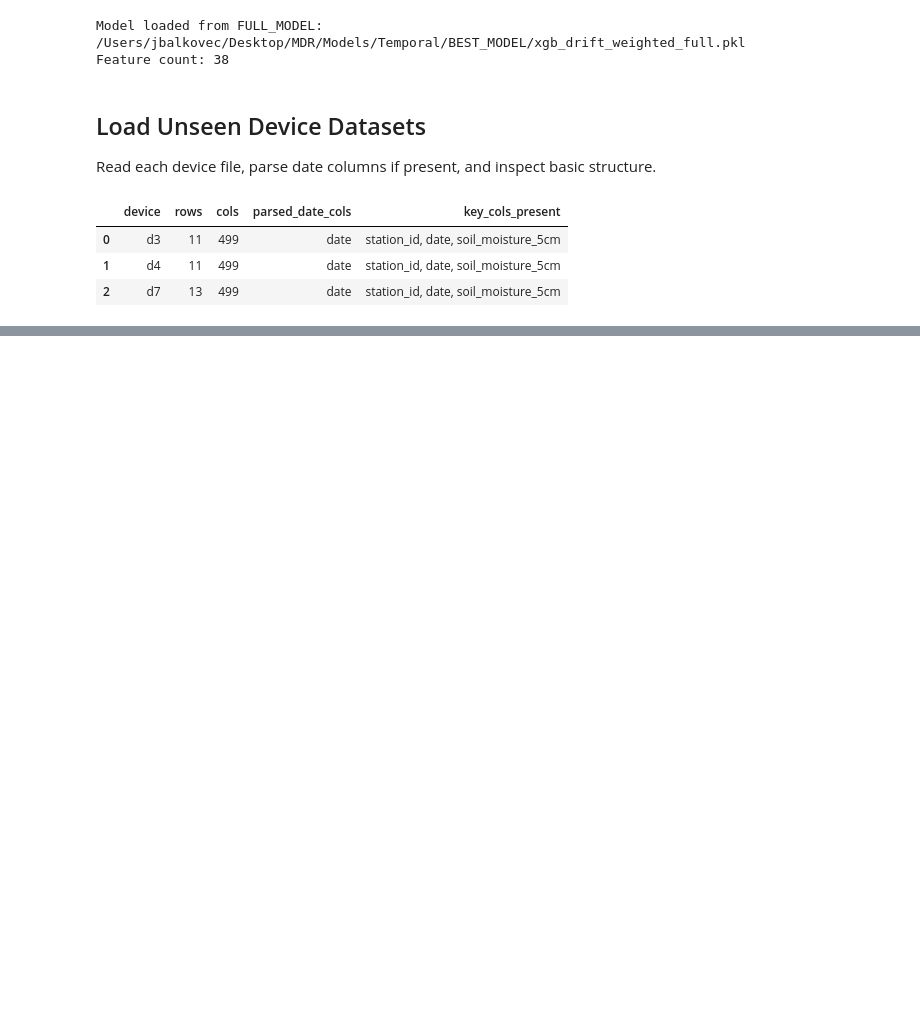
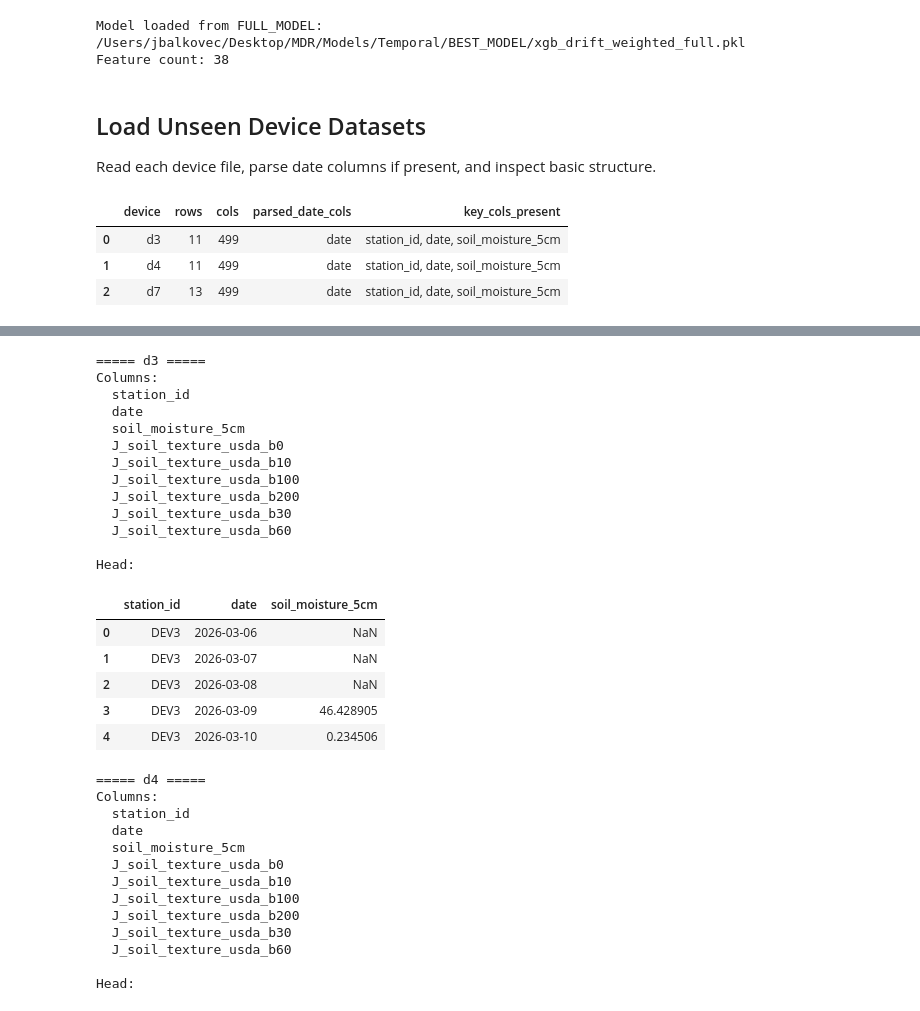
Before and after one commit to KerryCheon/MDR-Project, a Jupyter notebook: Models/Temporal/EVAL/eval.ipynb, the cells around one changed output, grey strips where cells are left out. Drawn from its saved outputs; the diff is of its cells as text; code cells hidden in the pictures; blank space fills up the shorter version.

```diff
--- a/Models/Temporal/EVAL/eval.ipynb
+++ b/Models/Temporal/EVAL/eval.ipynb
@@ -226,20 +96,0 @@ This creates a relative trend scale per device. It does not convert predictions
-# %%
-for dev, df in device_dfs.items():
-    pmin = df['pred_vwc'].min()
-    pmax = df['pred_vwc'].max()
-    if not np.isfinite(pmin) or not np.isfinite(pmax) or pmax <= pmin:
-        df['pred_rel'] = np.nan
-    else:
-        df['pred_rel'] = (df['pred_vwc'] - pmin) / (pmax - pmin)
-
-rel_pred_summary = pd.DataFrame([
-    {
-        'device': dev,
-        'pred_rel_valid_rows': int(df['pred_rel'].notna().sum()),
-        'pred_rel_min': float(df['pred_rel'].min(skipna=True)) if df['pred_rel'].notna().any() else np.nan,
-        'pred_rel_max': float(df['pred_rel'].max(skipna=True)) if df['pred_rel'].notna().any() else np.nan,
-    }
-    for dev, df in device_dfs.items()
-])
-
-display(rel_pred_summary)
@@ -344,11 +96,0 @@ For this notebook, d4 and d7 should be treated as not suitable for meaningful R2
-# %%
-for _, row in metrics_df.iterrows():
-    dev = row['device']
-    pr = row['pearson']
-    sr = row['spearman']
-    r2 = row['r2_rel']
-    r2_flag = row['r2_flag']
-    r2_note = row['r2_use_note']
-
-    print(f"{dev}: spearman={sr:.3f}, pearson={pr:.3f}, rmse_rel={row['rmse_rel']:.3f}, mae_rel={row['mae_rel']:.3f}")
-    print(f"    r2_rel={r2:.3f} | flag={r2_flag} | note={r2_note}")
@@ -598,0 +97,47 @@ if not final_summary.empty:
+# %%
+for dev, df in device_dfs.items():
+    print(f"\n===== {dev} =====")
+    print("Columns:")
+    for c in df.columns:
+        if any(k in c.lower() for k in ["moisture", "soil", "date", "time", "station"]):
+            print(" ", c)
+
+    print("\nHead:")
+    cols_to_show = [c for c in [
+        "station_id", "date", "datetime", "timestamp",
+        "MoistureDailyAvg (%)", "soil_moisture_5cm"
+    ] if c in df.columns]
+    display(df[cols_to_show].head())
+# %% [output]
+===== d3 =====
+Columns:
+  station_id
+  date
+  soil_moisture_5cm
+  J_soil_texture_usda_b0
+  J_soil_texture_usda_b10
+  J_soil_texture_usda_b100
+  J_soil_texture_usda_b200
+  J_soil_texture_usda_b30
+  J_soil_texture_usda_b60
+
+Head:
+|  | station_id | date | soil_moisture_5cm |
+| 0 | DEV3 | 2026-03-06 | NaN |
+| 1 | DEV3 | 2026-03-07 | NaN |
+| 2 | DEV3 | 2026-03-08 | NaN |
+| 3 | DEV3 | 2026-03-09 | 46.428905 |
+| 4 | DEV3 | 2026-03-10 | 0.234506 |
+===== d4 =====
+Columns:
+  station_id
+  date
+  soil_moisture_5cm
+  J_soil_texture_usda_b0
+  J_soil_texture_usda_b10
+  J_soil_texture_usda_b100
+  J_soil_texture_usda_b200
+  J_soil_texture_usda_b30
+  J_soil_texture_usda_b60
+
+Head:
```
Also changed, not shown: parts of 33 cells of this notebook.
